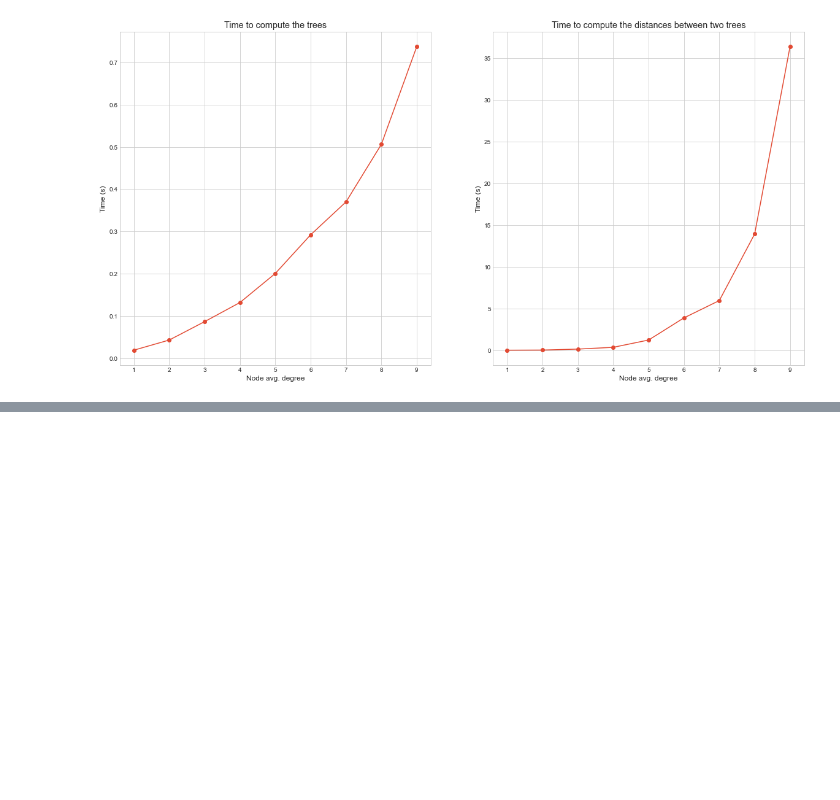
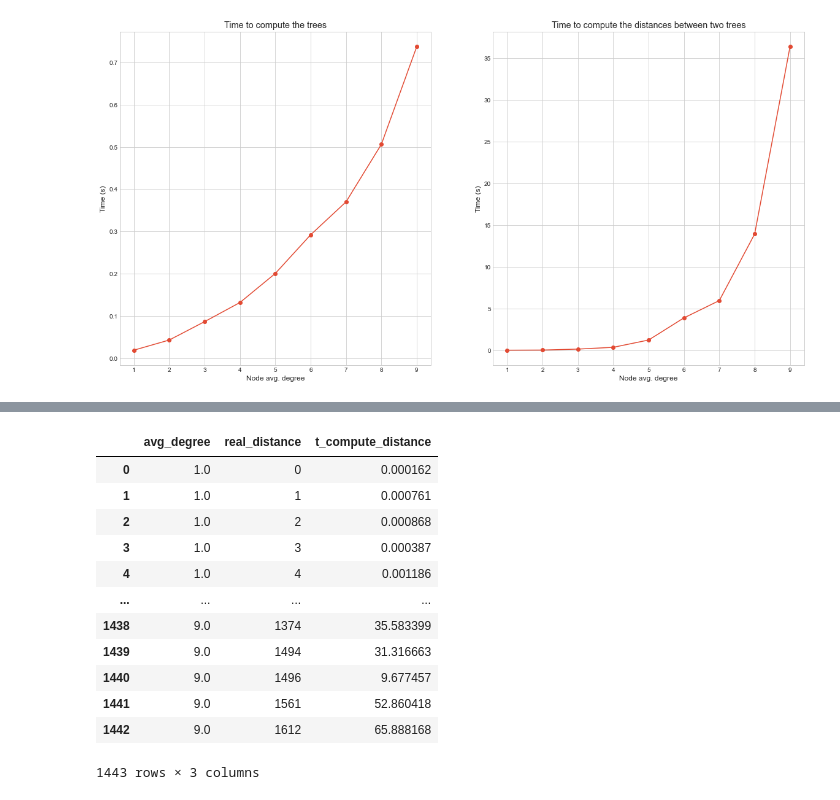
Before and after one commit to berges99/GNN-Extrapolation, a Jupyter notebook: notebooks/tree_edit_benchmark.ipynb, the cells around one changed output, grey strips where cells are left out. Saved outputs shown, nothing was run; the diff lists cells and outputs as text; code cells hidden in the pictures; blank space fills up the shorter version.

```diff
--- a/notebooks/tree_edit_benchmark.ipynb
+++ b/notebooks/tree_edit_benchmark.ipynb
@@ -140,0 +210,18 @@ plt.show()
+# %%
+results_ = (results.sort_values(['avg_degree', 'real_distance'], ascending=(True, True))
+                   .reset_index(drop=True)[['avg_degree', 'real_distance', 't_compute_distance']])
+results_
+# %% [output]
+|  | avg_degree | real_distance | t_compute_distance |
+| 0 | 1.0 | 0 | 0.000162 |
+| 1 | 1.0 | 1 | 0.000761 |
+| 2 | 1.0 | 2 | 0.000868 |
+| 3 | 1.0 | 3 | 0.000387 |
+| 4 | 1.0 | 4 | 0.001186 |
+| ... | ... | ... | ... |
+| 1438 | 9.0 | 1374 | 35.583399 |
+| 1439 | 9.0 | 1494 | 31.316663 |
+| 1440 | 9.0 | 1496 | 9.677457 |
+| 1441 | 9.0 | 1561 | 52.860418 |
+| 1442 | 9.0 | 1612 | 65.888168 |
+1443 rows × 3 columns
```
Also changed, not shown: parts of 18 cells of this notebook, 6 other files.
